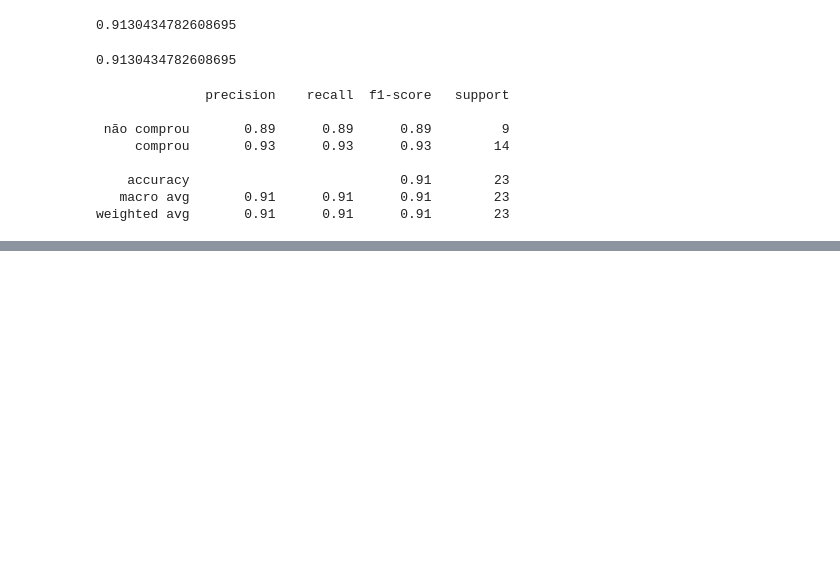
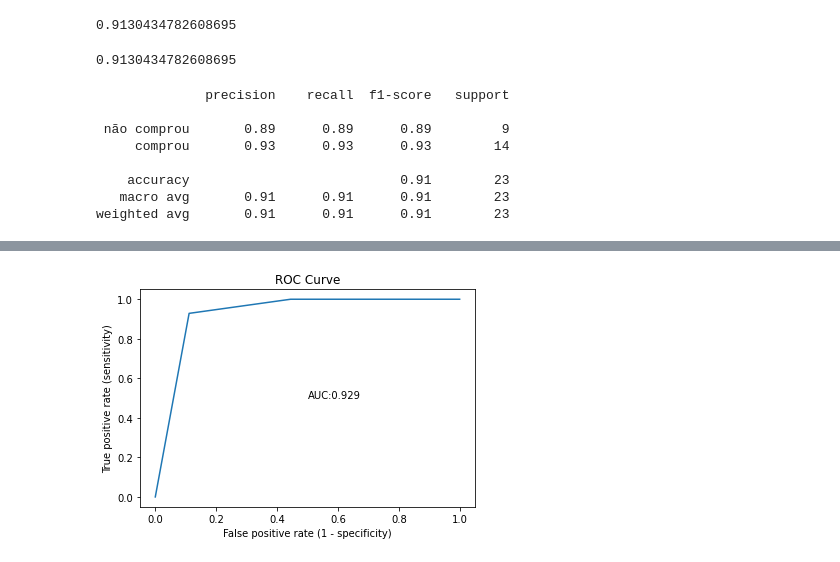
Before and after one commit to j-n-t/PBS-PGBIA, a Jupyter notebook: classification.ipynb, the cells around one changed output, grey strips where cells are left out. Saved outputs shown, nothing was run; the diff lists cells and outputs as text; code cells hidden in the pictures; blank space fills up the shorter version.

```diff
--- a/classification.ipynb
+++ b/classification.ipynb
@@ -127,0 +204,15 @@ weighted avg       0.91      0.91      0.91        23
+# %%
+predictions_prob = tree_clf.predict_proba(X_test)
+# %%
+fpr, tpr, thresh = roc_curve(y_test, predictions_prob[:, 1])
+
+area_uc = auc(fpr, tpr)
+
+plt.figure(figsize=(6,4))
+plt.plot(fpr, tpr)
+plt.xlabel('False positive rate (1 - specificity)')
+plt.ylabel('True positive rate (sensitivity)')
+plt.text(0.5, 0.5, 'AUC:{:.3f}'.format(area_uc))
+plt.title('ROC Curve');
+# %% [output]
+[figure, added]
```
Also changed, not shown: parts of 21 cells of this notebook.
